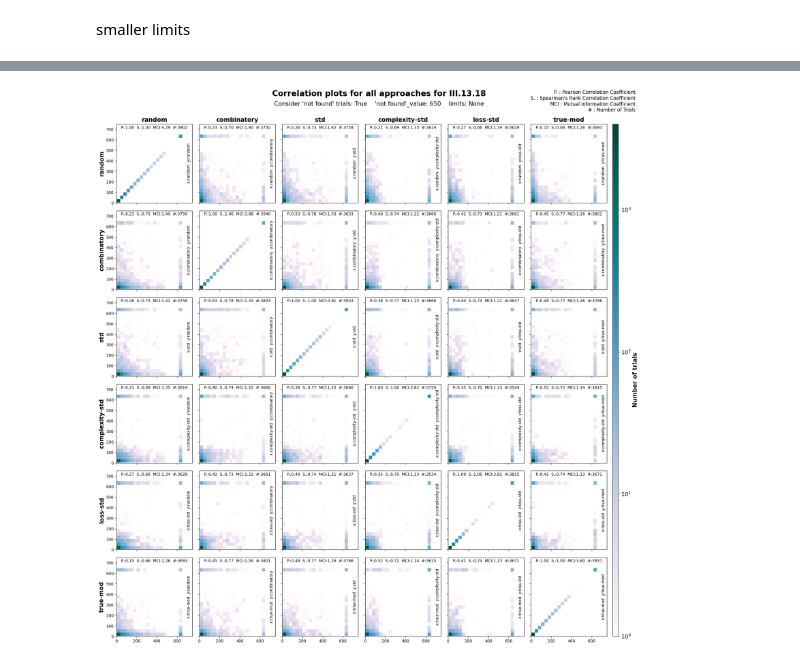
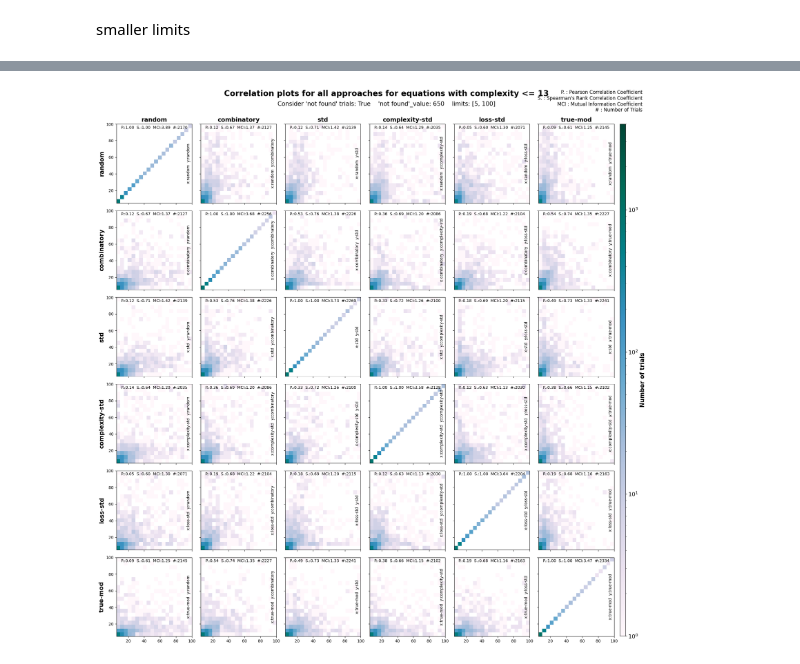
Before and after one commit to FrederikBornemann/SyReAL, a Jupyter notebook: notebooks/data_analysis.ipynb, the cells around one changed output, grey strips where cells are left out. Cells and saved outputs as stored; diff of their text form; code cells hidden in the pictures.

```diff
--- a/notebooks/data_analysis.ipynb
+++ b/notebooks/data_analysis.ipynb
@@ -301,4 +374,4 @@ correlation_plot_comparison(trial_summary_dict, lim=[0, 100])
-# %%
-correlation_plot_comparison(trial_summary_dict, equation='III.13.18')
-# %% [output]
-[figure, removed]
+# %%
+correlation_plot_comparison(trial_summary_dict, complexity=13, complexity_leq=True, lim=[5, 100])
+# %% [output]
+[figure, added]
```
Also changed, not shown: parts of 13 cells of this notebook.
